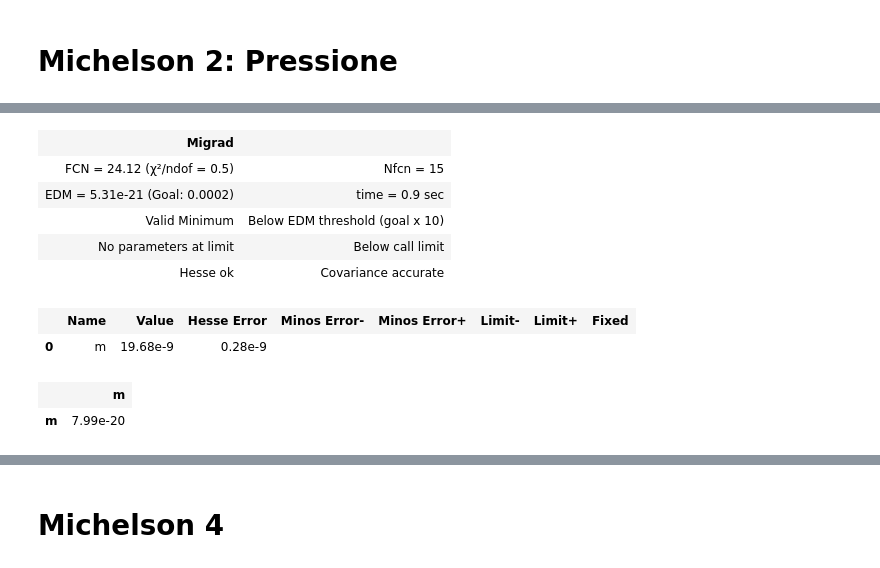
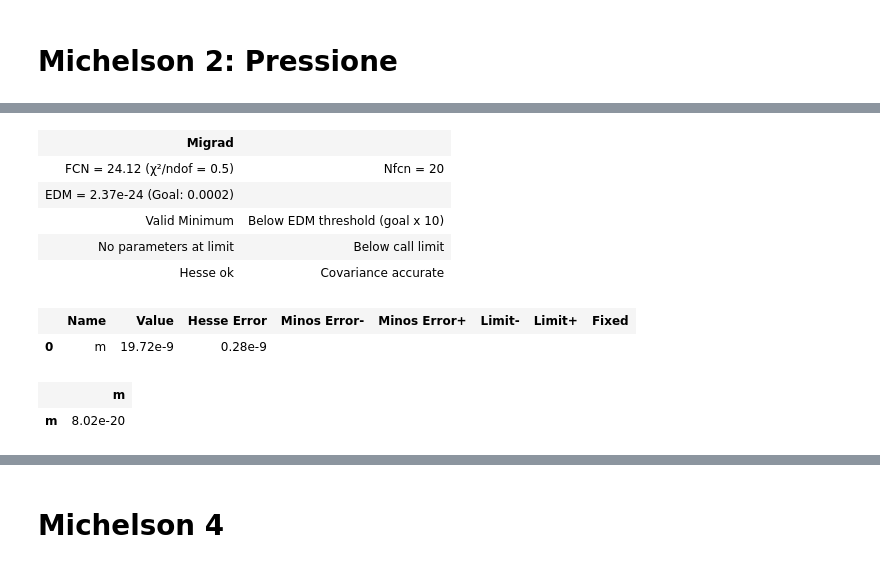
Before and after one commit to Yedi278/Lab2, a Jupyter notebook: Interferometro/Interferometro.ipynb, the cells around one changed output, grey strips where cells are left out. Saved outputs shown, nothing was run; the diff lists cells and outputs as text; code cells hidden in the pictures.

```diff
--- a/Interferometro/Interferometro.ipynb
+++ b/Interferometro/Interferometro.ipynb
@@ -357,0 +408,3 @@ plt.savefig('fp1_pvalue.pdf')
+# %%
+err_angoli_fp1 = [np.sin(0.0017) for i in err_angoli_fp1]
+print(err_angoli_fp1)
@@ -357,0 +413,14 @@ plt.savefig('fp1_pvalue.pdf')
+# %%
+# Errore cos(angoli)
+formula = 'cos(theta)'
+expr = formula_errori('theta,', formula)
+
+err_cs_angoli = []
+for i,j in zip(angolo,err_angoli_fp1):
+
+  val={'theta':i}
+  err={'theta':j}
+
+  a = valuta_errori(expr, val,err)
+  err_cs_angoli.append(a)
+  print(a)
@@ -357,0 +434,5 @@ plt.savefig('fp1_pvalue.pdf')
+# %%
+c = LeastSquares(N_fp1, cs_angolo, err_cs_angoli, f1)
+m = Minuit(c, a=-61.91e3, d=-3.1185e-3)
+m.migrad()
+m.hesse()
@@ -563,20 +672,19 @@ grafico(p,n_m2,0,0,'dati')
 # %%
 d = 3.35
-l_laser_o = l_laser/1.002
 def pressione(dp,m):
-  return 2*d*m*dp / l_laser_o
+  return 2*d*m*dp / l_laser
 # %%
 c = LeastSquares(p, n_m2, 1, pressione)
-m = Minuit(c, m=0)
+m = Minuit(c, m=1)
 m.migrad()
 # %% [output]
 | Migrad |  |
-| FCN = 24.12 (χ²/ndof = 0.5) | Nfcn = 15 |
-| EDM = 5.31e-21 (Goal: 0.0002) | time = 0.9 sec |
+| FCN = 24.12 (χ²/ndof = 0.5) | Nfcn = 20 |
+| EDM = 2.37e-24 (Goal: 0.0002) |  |
 | Valid Minimum | Below EDM threshold (goal x 10) |
 | No parameters at limit | Below call limit |
 | Hesse ok | Covariance accurate |
 |  | Name | Value | Hesse Error | Minos Error- | Minos Error+ | Limit- | Limit+ | Fixed |
-| 0 | m | 19.68e-9 | 0.28e-9 |  |  |  |  |  |
+| 0 | m | 19.72e-9 | 0.28e-9 |  |  |  |  |  |
 |  | m |
-| m | 7.99e-20 |
+| m | 8.02e-20 |
```
Also changed, not shown: parts of 47 cells of this notebook, 4 other files.
